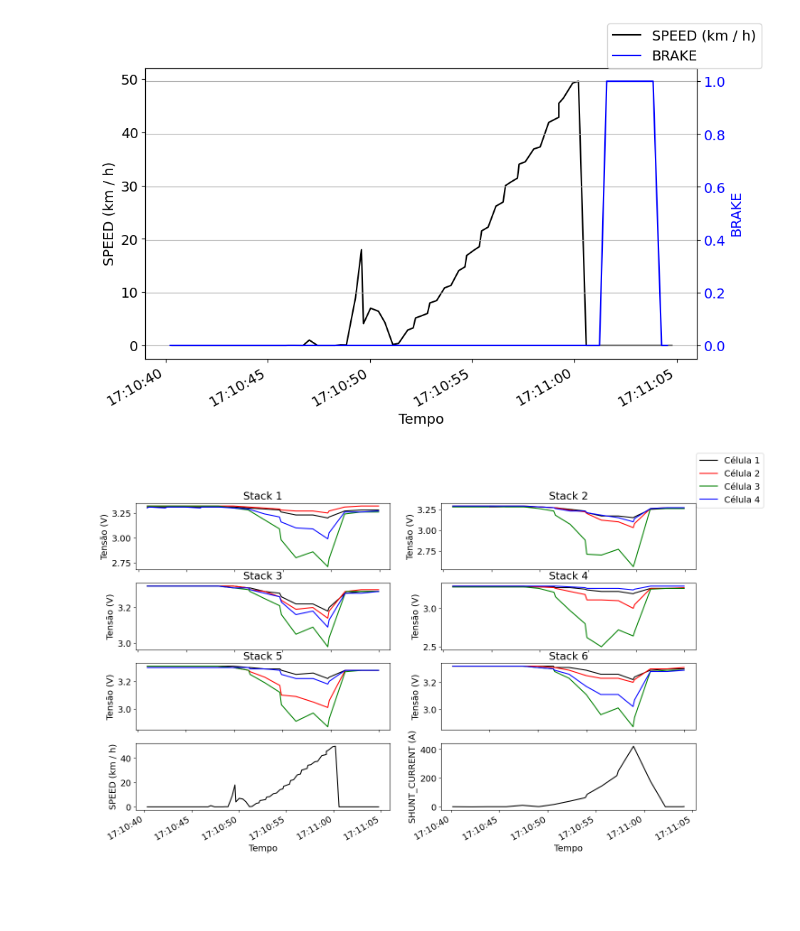
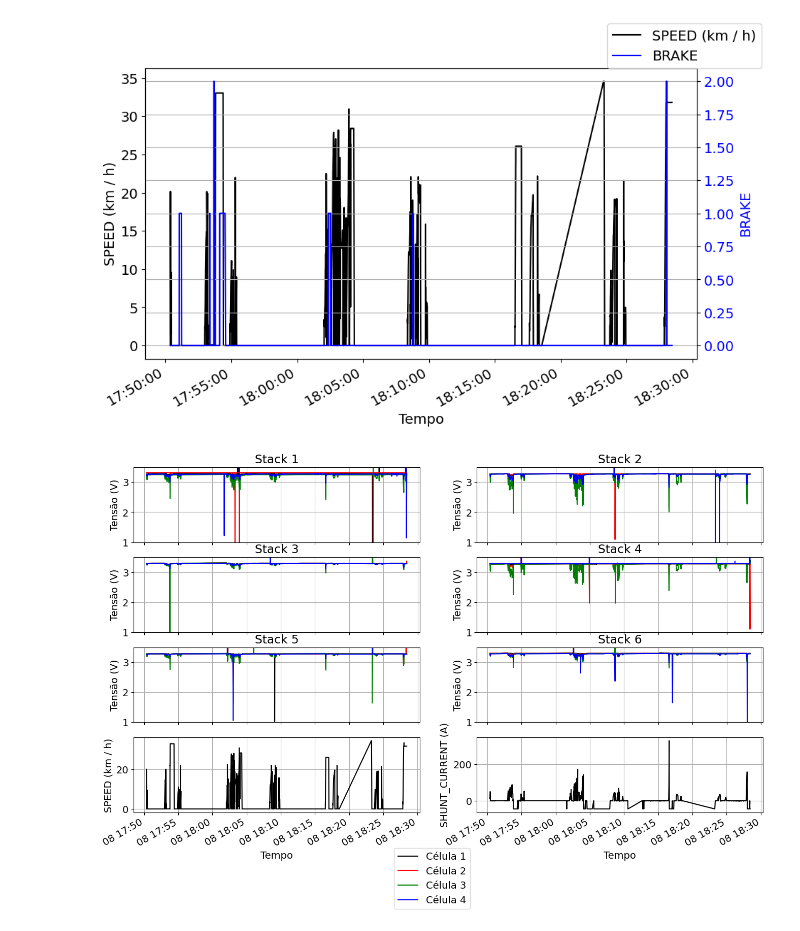
Before and after one commit to Tesla-UFMG/Data-Analysis, a Jupyter notebook: odonto_081225.ipynb, the cells around one changed output. Saved outputs shown, nothing was run; the diff lists cells and outputs as text; code cells hidden in the pictures; blank space fills up the shorter version.

```diff
--- a/odonto_081225.ipynb
+++ b/odonto_081225.ipynb
@@ -81,7 +81,7 @@ accumulador_params.head(5)
 # %%
-START_DATE = datetime(2025, 12, 8, 17, 10, 40, tzinfo=ZoneInfo("America/Sao_Paulo"))
-END_DATE = datetime(2025, 12, 8, 17, 11, 5, tzinfo=ZoneInfo("America/Sao_Paulo"))
-# END_DATE = -1
+START_DATE = datetime(2025, 12, 8, 17, 40, 50, tzinfo=ZoneInfo("America/Sao_Paulo"))
+END_DATE = datetime(2025, 12, 8, 17, 41, 10, tzinfo=ZoneInfo("America/Sao_Paulo"))
+END_DATE = -1
 # %%
 # car_velocity = (convert_rpm_to_velocity(right_motor_tractive['SPEED']) + convert_rpm_to_velocity(left_motor_tractive['SPEED'])) / 2
 car_velocity = convert_rpm_to_velocity(left_motor_tractive['SPEED'])
@@ -277,7 +248,7 @@ fig.legend(loc='upper right')
 plt.grid(True)
 plt.show()
 # %% [output]
-[figure, old version]
+[figure, new version]
 # %%
 # analise das stacks
 # analise dos freios
@@ -314,15 +285,19 @@ dates_stack6 = [datetime.fromtimestamp(ts) for ts in timestamp_stack6]
 
 fig, axs = plt.subplots(4,2, figsize=(16,10)) # Adjust figsize as needed
 
+Y_LIM_RANGE = (1, 3.5)
+
 axs[0,0].plot(dates_stack1, stack_1_voltage['CEL_1'][range_stack1], color="black", label='Célula 1')
 axs[0,0].plot(dates_stack1, stack_1_voltage['CEL_2'][range_stack1], color="red", label='Célula 2')
 axs[0,0].plot(dates_stack1, stack_1_voltage['CEL_3'][range_stack1], color="green", label='Célula 3')
 axs[0,0].plot(dates_stack1, stack_1_voltage['CEL_4'][range_stack1], color="blue", label='Célula 4')
 axs[0,0].set_xlabel('Tempo')
 axs[0,0].set_ylabel('Tensão (V)', color='black')
+axs[0,0].set_ylim(Y_LIM_RANGE)
 axs[0,0].set_title('Stack 1')
 date_format = mdates.DateFormatter("%H:%M:%S")
 axs[0,0].xaxis.set_major_formatter(date_format)
+axs[0,0].grid()
 
 axs[0,1].plot(dates_stack2, stack_2_voltage['CEL_1'][range_stack2], color="black")
 axs[0,1].plot(dates_stack2, stack_2_voltage['CEL_2'][range_stack2], color="red")
@@ -333,6 +308,8 @@ axs[0,1].set_ylabel('Tensão (V)', color='black')
 axs[0,1].set_title('Stack 2')
 date_format = mdates.DateFormatter("%H:%M:%S")
 axs[0,1].xaxis.set_major_formatter(date_format)
+axs[0,1].set_ylim(Y_LIM_RANGE)
+axs[0,1].grid()
 
 axs[1,0].plot(dates_stack3, stack_3_voltage['CEL_1'][range_stack3], color="black")
 axs[1,0].plot(dates_stack3, stack_3_voltage['CEL_2'][range_stack3], color="red")
@@ -343,6 +320,8 @@ axs[1,0].set_ylabel('Tensão (V)', color='black')
 axs[1,0].set_title('Stack 3')
 date_format = mdates.DateFormatter("%H:%M:%S")
 axs[1,0].xaxis.set_major_formatter(date_format)
+axs[1,0].set_ylim(Y_LIM_RANGE)
+axs[1,0].grid()
 
 axs[1,1].plot(dates_stack4, stack_4_voltage['CEL_1'][range_stack4], color="black")
 axs[1,1].plot(dates_stack4, stack_4_voltage['CEL_2'][range_stack4], color="red")
@@ -353,6 +332,8 @@ axs[1,1].set_ylabel('Tensão (V)', color='black')
 axs[1,1].set_title('Stack 4')
 date_format = mdates.DateFormatter("%H:%M:%S")
 axs[1,1].xaxis.set_major_formatter(date_format)
+axs[1,1].set_ylim(Y_LIM_RANGE)
+axs[1,1].grid()
 
 axs[2,0].plot(dates_stack5, stack_5_voltage['CEL_1'][range_stack5], color="black")
 axs[2,0].plot(dates_stack5, stack_5_voltage['CEL_2'][range_stack5], color="red")
@@ -361,32 +342,38 @@ axs[2,0].plot(dates_stack5, stack_5_voltage['CEL_4'][range_stack5], color="blue"
 axs[2,0].set_xlabel('Tempo')
 axs[2,0].set_ylabel('Tensão (V)', color='black')
 axs[2,0].set_title('Stack 5')
 date_format = mdates.DateFormatter("%H:%M:%S")
 axs[2,0].xaxis.set_major_formatter(date_format)
+axs[2,0].set_ylim(Y_LIM_RANGE)
+axs[2,0].grid()
 
 axs[2,1].plot(dates_stack6, stack_6_voltage['CEL_1'][range_stack6], color="black")
 axs[2,1].plot(dates_stack6, stack_6_voltage['CEL_2'][range_stack6], color="red")
 axs[2,1].plot(dates_stack6, stack_6_voltage['CEL_3'][range_stack6], color="green")
 axs[2,1].plot(dates_stack6, stack_6_voltage['CEL_4'][range_stack6], color="blue")
 axs[2,1].set_xlabel('Tempo')
 axs[2,1].set_ylabel('Tensão (V)', color='black')
 axs[2,1].set_title('Stack 6')
 date_format = mdates.DateFormatter("%H:%M:%S")
 axs[2,1].xaxis.set_major_formatter(date_format)
+axs[2,1].set_ylim(Y_LIM_RANGE)
+axs[2,1].grid()
 
 axs[3,0].plot(dates_velocity, car_velocity[range_velocity], color="black")
 axs[3,0].set_xlabel('Tempo')
 axs[3,0].set_ylabel('SPEED (km / h)', color='black')
+axs[3,0].grid()
 
 axs[3,1].plot(dates_current, current[range_current], color="black")
 axs[3,1].set_xlabel('Tempo')
 axs[3,1].set_ylabel('SHUNT_CURRENT (A)', color='black')
+axs[3,1].grid()
 
 # Optional: Rotate x-axis labels for better readability if they overlap
 fig.autofmt_xdate()
 
 # Optional: align legends
-fig.legend(loc='upper right')
+fig.legend(loc='lower center')
 plt.show()
 # %% [output]
-[figure, old version]
+[figure, new version]
```
Also changed, not shown: parts of 6 cells of this notebook, 1 other file.
